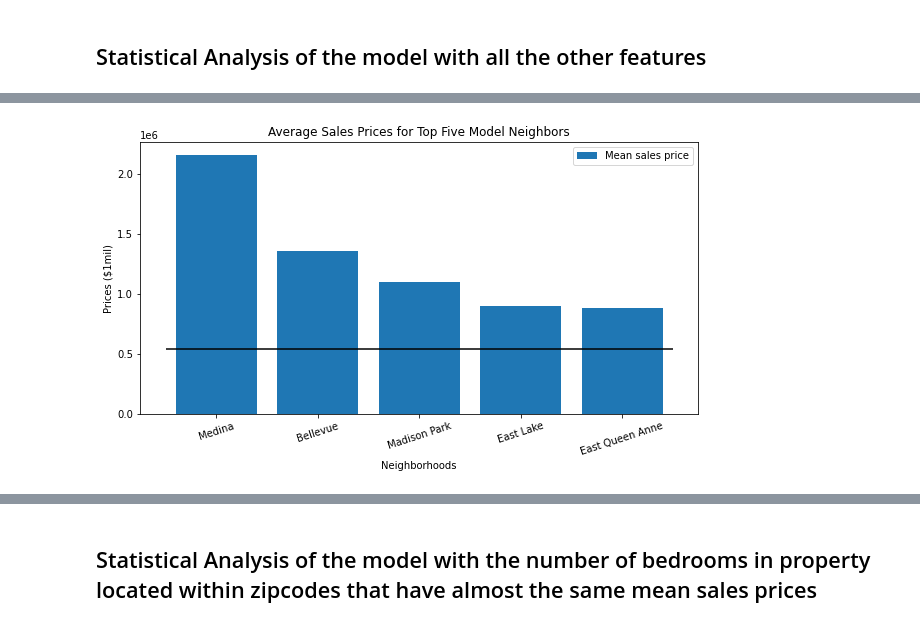
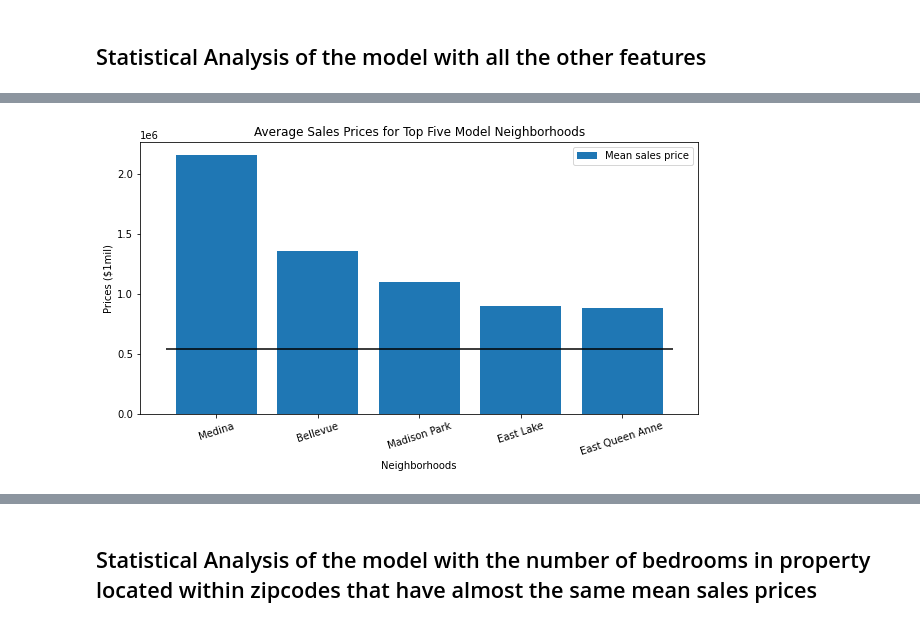
Before and after one commit to ekvu/phase_2_project_King_County_RE, a Jupyter notebook: Final_Technical_notebook.ipynb, the cells around one changed output, grey strips where cells are left out. Drawn from its saved outputs; the diff is of its cells as text; code cells hidden in the pictures.

```diff
--- a/Final_Technical_notebook.ipynb
+++ b/Final_Technical_notebook.ipynb
@@ -659,23 +569,23 @@ zip_df = pd.DataFrame(kc_top5_price)
 # %%
 fig, ax = plt.subplots(figsize = (10, 5))
 plt.style.use=('use_dark_background')
 
 #top5 model neighborhood label for plot
 area_labels = ["Medina", "Bellevue", "Madison Park",
                "East Lake", "East Queen Anne"]
 #mean for the top 5 Model neighborhoods.
-zip_price = [2.161300e+06,1.356524e+06,1.096239e+06, 8.996077e+05,8.800778e+05 ]
+zip_price = [2.161300e+06,1.356524e+06,1.096239e+06, 8.996077e+05,8.800778e+05]
 
-ax.bar(area_labels, kc_top5_price)
-ax.set_title('Average Sales Prices for Top Five Model Neighbors')
+ax.bar(area_labels, zip_price)
+ax.set_title('Average Sales Prices for Top Five Model Neighborhoods')
 ax.set_xlabel('Neighborhoods')
 ax.set_ylabel('Prices ($1mil)')
 ax.legend(['Mean sales price', 'Average Price'])
-plt.hlines(kc_mean_price, -.5 ,4.5, colors="black", label="Average Price")
+plt.hlines(kc.price.mean(), -.5 ,4.5, colors="black", label="Average Price")
 ax.set_xticklabels(area_labels, rotation=18);
 #plt.savefig('./images/Mean_Sales_Zip_Price',bbox_inches='tight')
 # %% [output]
-[figure, old version]
+[figure, new version]
 # %%
 fig, axs = plt.subplots(ncols=2, figsize = (18,6))
 
```
Also changed, not shown: parts of 112 cells of this notebook.
